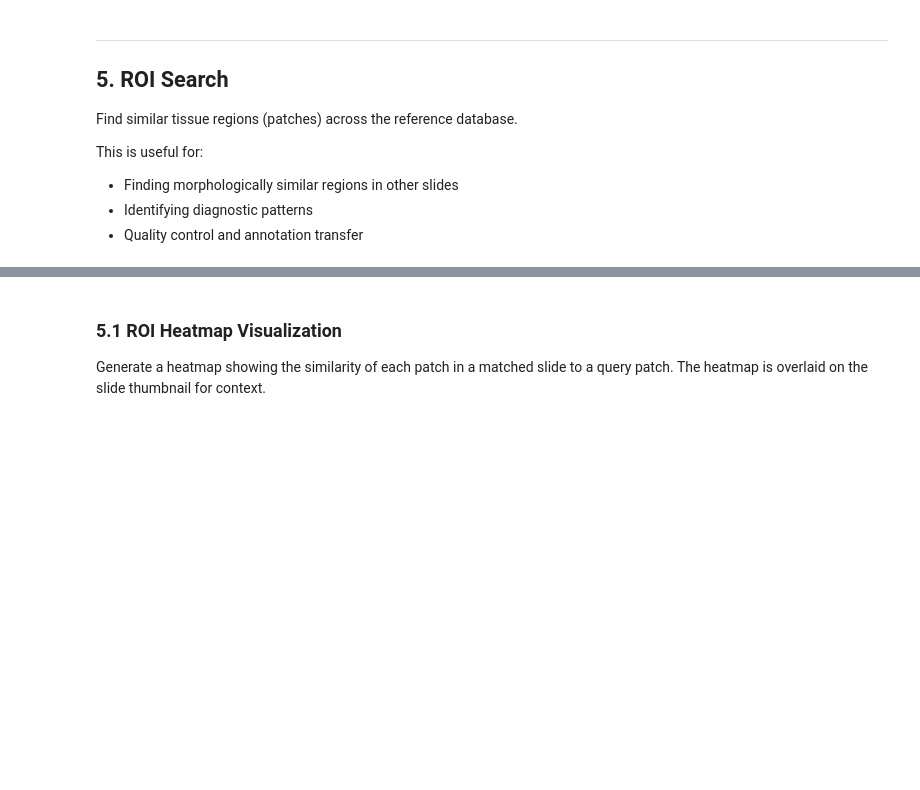
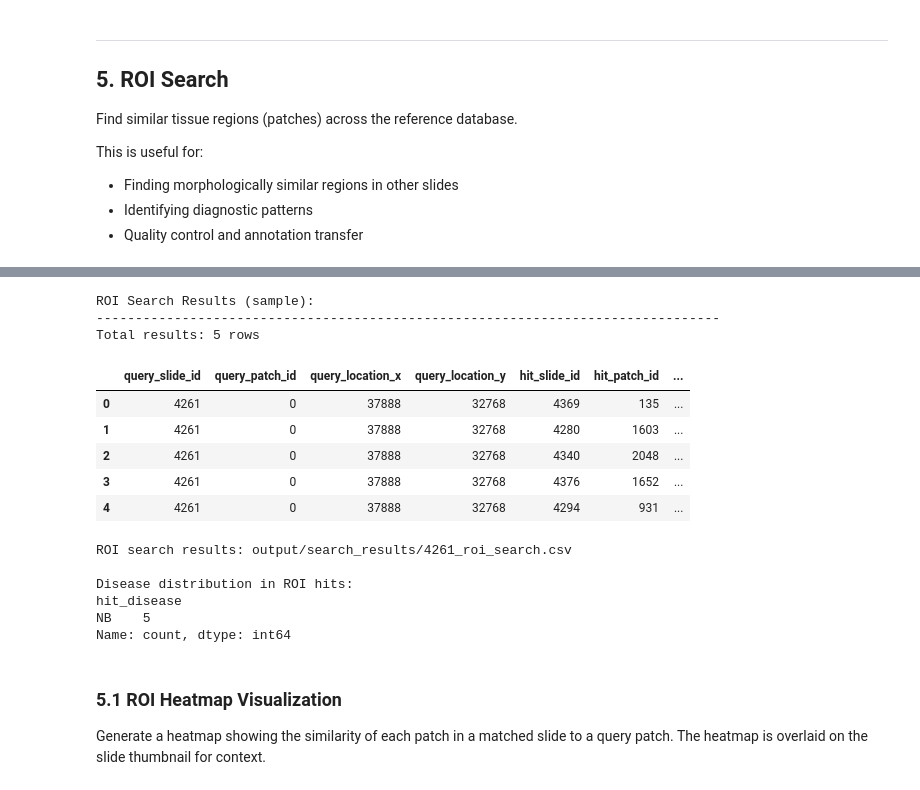
Before and after one commit to stjude/prosper-search, a Jupyter notebook: examples/demo.ipynb, the cells around one changed output, grey strips where cells are left out. Saved outputs shown, nothing was run; the diff lists cells and outputs as text; code cells hidden in the pictures; blank space fills up the shorter version.

```diff
--- a/examples/demo.ipynb
+++ b/examples/demo.ipynb
@@ -344,16 +449,18 @@ This is useful for:
 # %%
 from prosper.search import ROISearchEngine
 
-# Initialize ROI search engine
-roi_engine = ROISearchEngine(
-    top_k=5,  # Top-5 similar patches per query patch
-    verbose=True
-)
+roi_search_path = SEARCH_RESULTS_DIR / f"{SLIDE_ID}_roi_search.csv"
 
-# Load reference patch embeddings
-print("Loading reference patch embeddings...")
-roi_engine.load_reference_database(
-    embeddings_dir=str(REFERENCE_PATCHES_DIR)
-)
-
-print(f"Loaded {len(roi_engine.reference_embeddings)} slides for ROI search")
+# Only initialize ROI engine if results are not cached
+if not roi_search_path.exists():
+    roi_engine = ROISearchEngine(
+        top_k=5,  # Top-5 similar patches per query patch
+        verbose=True
+    )
+    print("Loading reference patch embeddings...")
+    roi_engine.load_reference_database(
+        embeddings_dir=str(REFERENCE_PATCHES_DIR)
+    )
+    print(f"Loaded {len(roi_engine.reference_embeddings)} slides for ROI search")
+else:
+    print(f"[CACHED] ROI search results exist at {roi_search_path}")
@@ -407,3 +499,32 @@ roi_df.head(10)
+# %%
+# Display ROI search results
+print("\nROI Search Results (sample):")
+print("-" * 80)
+print(f"Total results: {len(roi_df)} rows")
+roi_df.head(15)
+# %% [output]
+ROI Search Results (sample):
+--------------------------------------------------------------------------------
+Total results: 5 rows
+|  | query_slide_id | query_patch_id | query_location_x | query_location_y | hit_slide_id | hit_patch_id | ... |
+| 0 | 4261 | 0 | 37888 | 32768 | 4369 | 135 | ... |
+| 1 | 4261 | 0 | 37888 | 32768 | 4280 | 1603 | ... |
+| 2 | 4261 | 0 | 37888 | 32768 | 4340 | 2048 | ... |
+| 3 | 4261 | 0 | 37888 | 32768 | 4376 | 1652 | ... |
+| 4 | 4261 | 0 | 37888 | 32768 | 4294 | 931 | ... |
+# %%
+# ROI results summary
+print(f"ROI search results: {roi_search_path}")
+if 'hit_disease' in roi_df.columns:
+    print(f"\nDisease distribution in ROI hits:")
+    print(roi_df['hit_disease'].value_counts().head(10))
+# %% [output]
+ROI search results: output/search_results/4261_roi_search.csv
+
+Disease distribution in ROI hits:
+hit_disease
+NB    5
+Name: count, dtype: int64
 # %% [markdown]
 ### 5.1 ROI Heatmap Visualization
 
```
Also changed, not shown: parts of 29 cells of this notebook, 14 other files.
